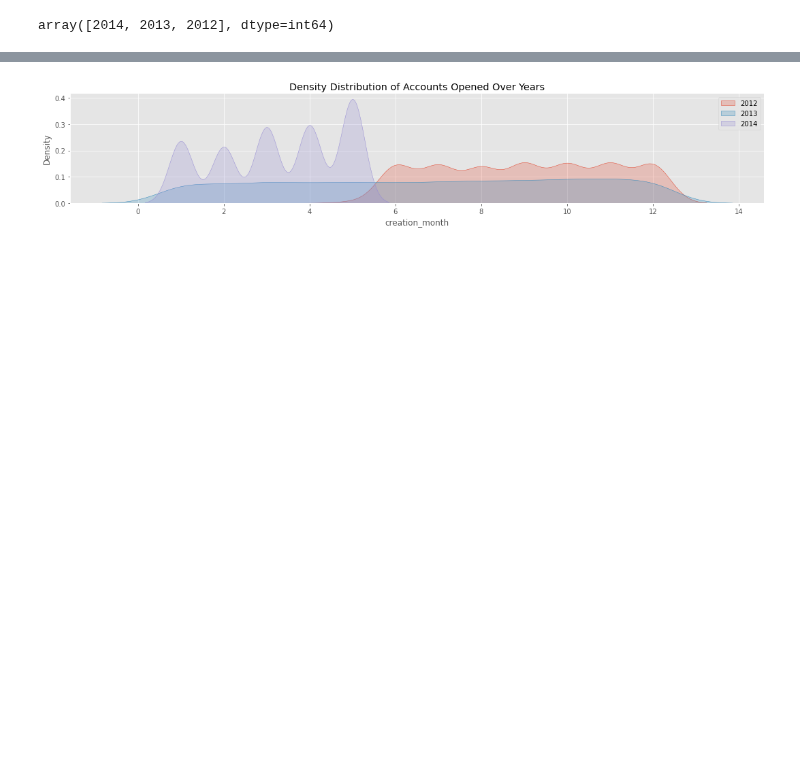
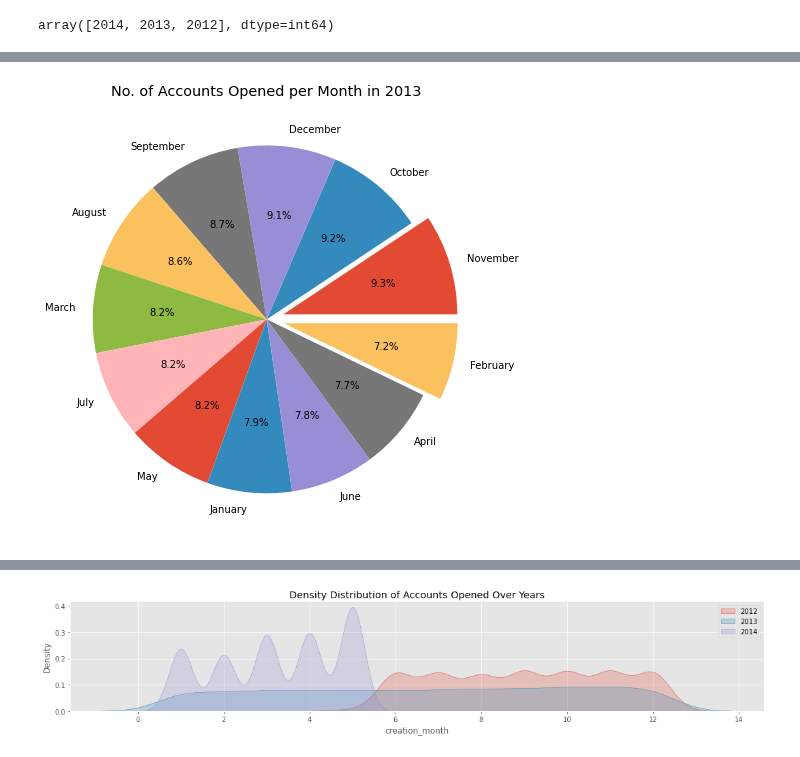
Before and after one commit to Jeyramana/GUVI_Assignments, a Jupyter notebook: Assignment_3/user.ipynb, the cells around one changed output, grey strips where cells are left out. Cells and saved outputs as stored; diff of their text form; code cells hidden in the pictures; blank space fills up the shorter version.

```diff
--- a/Assignment_3/user.ipynb
+++ b/Assignment_3/user.ipynb
@@ -514,0 +547,13 @@ array([2014, 2013, 2012], dtype=int64)
+# %%
+# YEAR 2013
+df_2013 = df1[df1.creation_year==2013].creation_month.value_counts().reset_index(name='accounts_opened')
+df_2013.rename(columns={'index':'creation_month_2013', 'creation_month':'accounts_opened'}, inplace=True)
+# print(df_2013)
+plt.figure(figsize=(8, 8))
+expl = [0.1, 0, 0, 0, 0, 0, 0, 0, 0, 0, 0, 0.1]
+label = ['November', 'October', 'December',  'September', 'August', 'March', 'July', 'May', 'January', 'June', 'April', 'February']
+plt.pie(df_2013.accounts_opened, labels = label, autopct='%1.1f%%', explode=expl)
+plt.title('No. of Accounts Opened per Month in 2013')
+plt.show()
+# %% [output]
+[figure, added]
```
Also changed, not shown: parts of 13 cells of this notebook, 1 other file.
